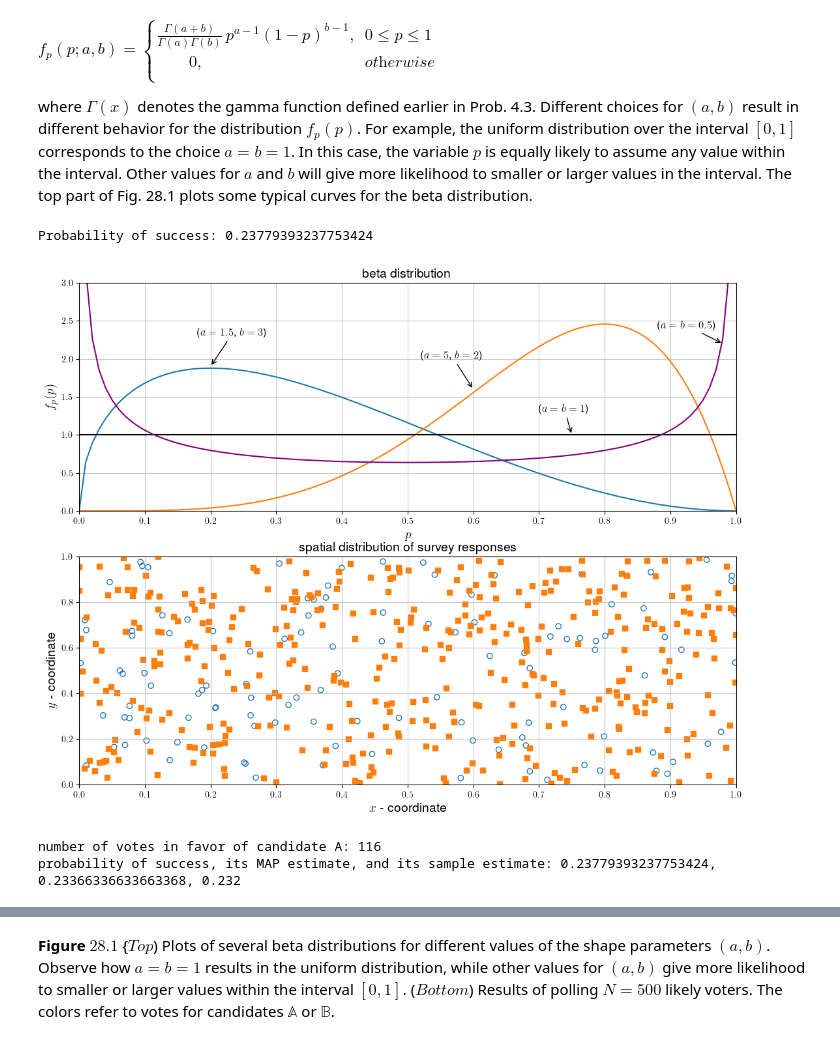
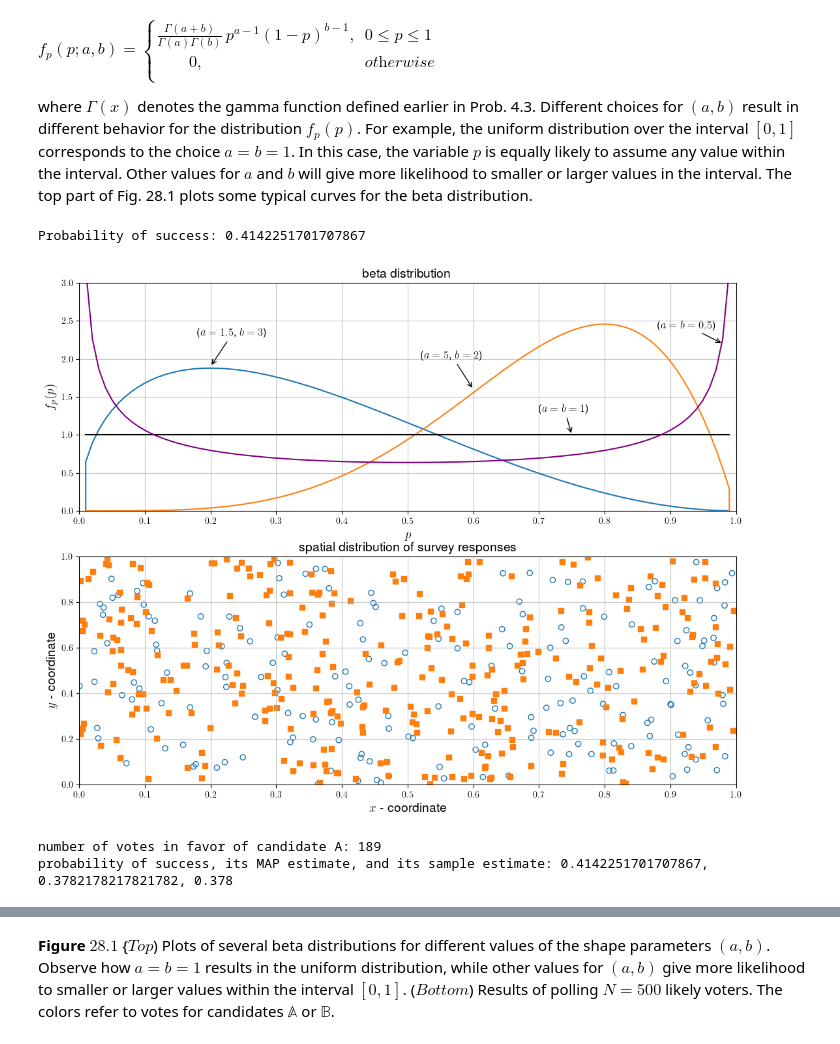
Before and after one commit to asl-epfl/inference-learning-data-2022-python, a Jupyter notebook: chapter-28/chapter-28-example-05.ipynb, the cells around one changed output, grey strips where cells are left out. Drawn from its saved outputs; the diff is of its cells as text; code cells hidden in the pictures.

```diff
--- a/chapter-28/chapter-28-example-05.ipynb
+++ b/chapter-28/chapter-28-example-05.ipynb
@@ -68,6 +68,9 @@ x = np.linspace(0, 1, 100)
 f1 = (gamma(a1+b1)/(gamma(a1)*gamma(b1)))*(x**(a1-1))*(1-x)**(b1-1)
 f2 = (gamma(a2+b2)/(gamma(a2)*gamma(b2)))*(x**(a2-1))*(1-x)**(b2-1)
 f3 = (gamma(a3+b3)/(gamma(a3)*gamma(b3)))*(x**(a3-1))*(1-x)**(b3-1)
+# Avoiding a division by zero
+x[0] = x[1]
+x[-1] = x[-2]
 f4 = (gamma(a4+b4)/(gamma(a4)*gamma(b4)))*(x**(a4-1))*(1-x)**(b4-1)
 
 #figure 1 (election poll)
@@ -111,34 +114,34 @@ x = np.random.uniform(0, 1, N) #a random number between 0 and 1;
 
 nA = (x < p).sum() #number of votes for candidate A
 nB = (x >= p).sum() #number of votes for candidate B
 data = (x < p)
 
 YA = np.random.uniform(0, 1, (1, nA)) #coordinates for candidate A locations
 XA = np.random.uniform(0, 1, (1, nA))
 YB = np.random.uniform(0, 1, (1, nB)) #oordinates for candidate B locations
 XB = np.random.uniform(0, 1, (1, nB))
 
 p_MAP = (nA+a-1)/(N+a+b-2)
 sample_estimate = nA/N
 
 ax = fig.add_subplot(212)
 ax.scatter(XA, YA, marker="o", facecolors="none", edgecolors="tab:blue")
 ax.scatter(XB, YB, marker="s", color="tab:orange")
 ax.set_xlabel(r'$x$ - coordinate', fontsize=14)
 ax.set_ylabel(r'$y$ - coordinate', fontsize=14)
 ax.set_ylim([0, 1])
 ax.set_xlim([0, 1])
 plt.xticks(np.arange(0, 1.1, 0.1))
 ax.grid(alpha=0.7)
 ax.set_title('spatial distribution of survey responses', fontsize=14)
 
 plt.show()
 
 
 print(f"number of votes in favor of candidate A: {nA}")
 print(f"probability of success, its MAP estimate, and its sample estimate: {p}, {p_MAP}, {sample_estimate}")
 # %% [output]
-Probability of success: 0.23779393237753424
+Probability of success: 0.4142251701707867
-[figure, old version]
+[figure, new version]
-number of votes in favor of candidate A: 116
-probability of success, its MAP estimate, and its sample estimate: 0.23779393237753424, 0.23366336633663368, 0.232
+number of votes in favor of candidate A: 189
+probability of success, its MAP estimate, and its sample estimate: 0.4142251701707867, 0.3782178217821782, 0.378
```
Also changed, not shown: parts of 1 cell of this notebook.
